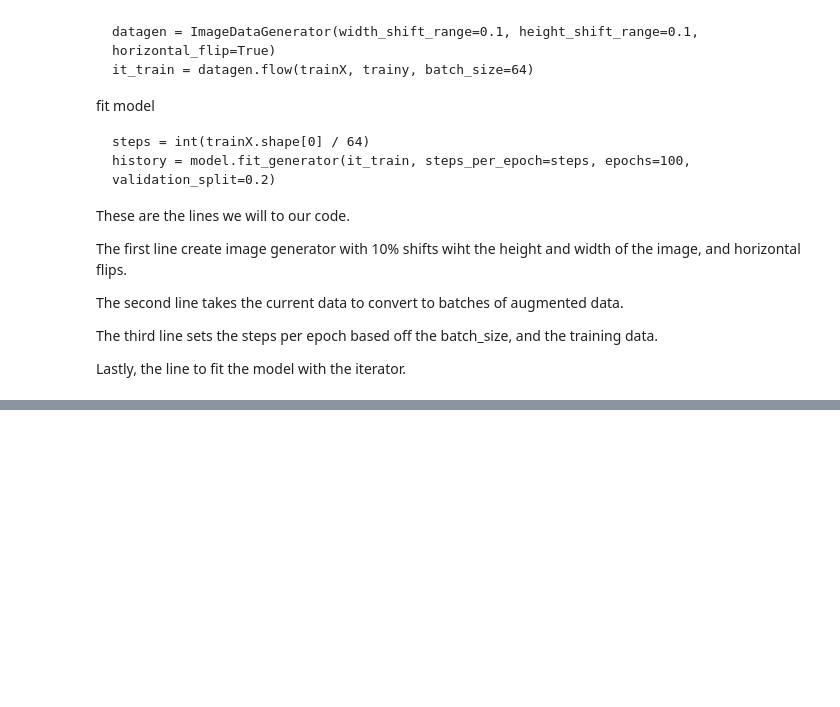
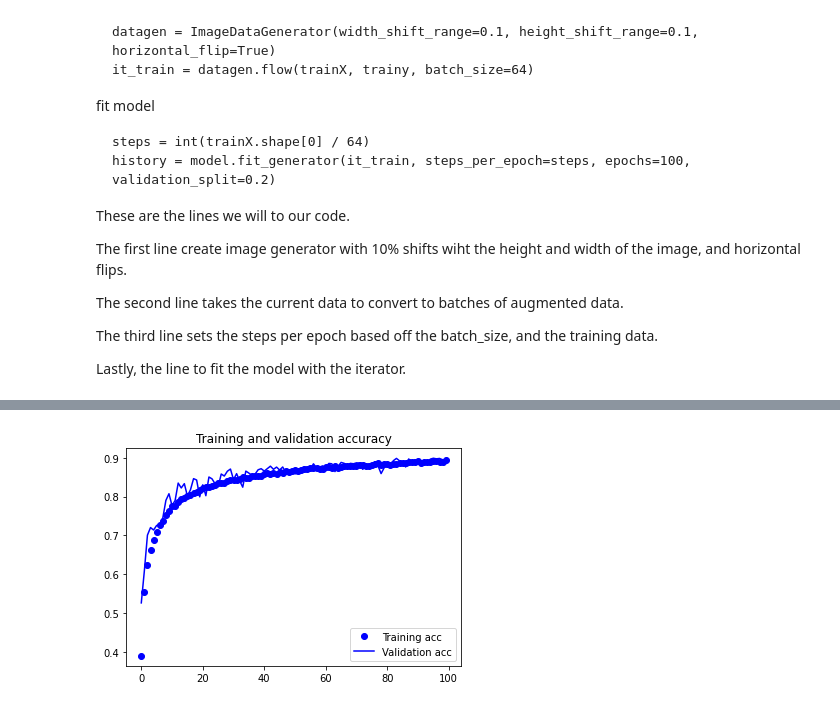
Before and after one commit to xpertdesh/ml-class21, a Jupyter notebook: projects/image_classification.ipynb, the cells around one changed output, grey strips where cells are left out. Cells and saved outputs as stored; diff of their text form; code cells hidden in the pictures; blank space fills up the shorter version.

```diff
--- a/projects/image_classification.ipynb
+++ b/projects/image_classification.ipynb
@@ -819,0 +1100,97 @@ run_model()
+# %%
+# Adam Optimizer on 4th model, we're going to leave Adam default
+# With data augmentation and dropout
+
+def load_dataset():
+  (trainX, trainY), (testX, testY) = cifar10.load_data()
+  trainX, validX, trainY, validY = train_test_split(trainX, trainY, test_size=0.2)
+  trainY = to_categorical(trainY)
+  testY = to_categorical(testY)
+  validY = to_categorical(validY)
+  return trainX, trainY, testX, testY, validX, validY
+
+
+def preprocess(train, test, valid):
+  train_norm = train.astype('float32')
+  test_norm = test.astype('float32')
+  valid_norm = valid.astype('float32')
+  train_norm /= 255
+  test_norm /= 255
+  valid_norm /= 255
+  return train_norm, test_norm, valid_norm
+
+
+def define_model():
+  model = models.Sequential()
+  model.add(layers.Conv2D(32, (3, 3), activation='relu', padding='same', input_shape=(32, 32, 3)))
+  model.add(layers.BatchNormalization())
+  model.add(layers.Conv2D(32, (3, 3), activation='relu', padding='same'))
+  model.add(layers.BatchNormalization())
+  model.add(layers.MaxPooling2D((2, 2)))
+  model.add(layers.Dropout(0.2))
+  model.add(layers.Conv2D(64, (3, 3), activation='relu', padding='same'))
+  model.add(layers.BatchNormalization())
+  model.add(layers.Conv2D(64, (3, 3), activation='relu', padding='same'))
+  model.add(layers.BatchNormalization())
+  model.add(layers.MaxPooling2D((2, 2)))
+  model.add(layers.Dropout(0.3))
+  model.add(layers.Conv2D(128, (3, 3), activation='relu', padding='same'))
+  model.add(layers.BatchNormalization())
+  model.add(layers.Conv2D(128, (3, 3), activation='relu', padding='same'))
+  model.add(layers.BatchNormalization())
+  model.add(layers.MaxPooling2D((2, 2)))
+  model.add(layers.Dropout(0.4))
+  model.add(layers.Flatten())
+  model.add(layers.Dense(128, activation='relu'))
+  model.add(layers.BatchNormalization())
+  model.add(layers.Dropout(0.5))
+  model.add(layers.Dense(10, activation='softmax'))
+  model.compile(optimizer=optimizers.Adam(),
+                loss='categorical_crossentropy',
+                metrics=['accuracy'])
+  return model
+
+
+def summarize_diagnostics(history):
+  acc = history.history['accuracy']
+  val_acc = history.history['val_accuracy']
+  loss = history.history['loss']
+  val_loss = history.history['val_loss']
+  epochs = range(len(acc))
+
+  plt.plot(epochs, acc, 'bo', label='Training acc')
+  plt.plot(epochs, val_acc, 'b', label='Validation acc')
+  plt.title('Training and validation accuracy')
+  plt.legend()
+  plt.figure()
+
+  plt.plot(epochs, loss, 'bo', label='Training loss')
+  plt.plot(epochs, val_loss, 'b', label='Validation loss')
+  plt.title('Training and validation loss')
+  plt.legend()
+  plt.show()
+
+def aug_data(trainX, trainY, validX, validY, testX, testY):
+  train_datagen = ImageDataGenerator(width_shift_range=0.1, height_shift_range=0.1, horizontal_flip=True)
+  validation_datagen = ImageDataGenerator()
+  train = train_datagen.flow(trainX, trainY, batch_size=50)
+  validation = validation_datagen.flow(validX, validY, batch_size=50)
+  test = validation_datagen.flow(testX, testY, batch_size=50)
+  train_steps = int(trainX.shape[0] / 50)
+  valid_steps = int(validX.shape[0] / 50)
+  return train, validation, train_steps, valid_steps, test
+
+
+def run_model():
+  trainX, trainY, testX, testY, validX, validY = load_dataset()
+  trainX, testX, validX = preprocess(trainX, testX, validX)
+  model = define_model()
+  train_batch, validation_batch, train_steps, valid_steps, test_batch = aug_data(trainX, trainY, validX, validY, testX, testY)
+  history = model.fit(train_batch, steps_per_epoch=train_steps, validation_data=validation_batch, validation_steps=valid_steps, epochs=100)
+  test_acc = model.evaluate(test_batch)
+  print('> %.3f' % (test_acc[1] * 100.0))
+  summarize_diagnostics(history)
+
+
+run_model()
+# %% [output]
@@ -819,0 +1214 @@ run_model()
+[figure, added]
```
Also changed, not shown: parts of 10 cells of this notebook.
